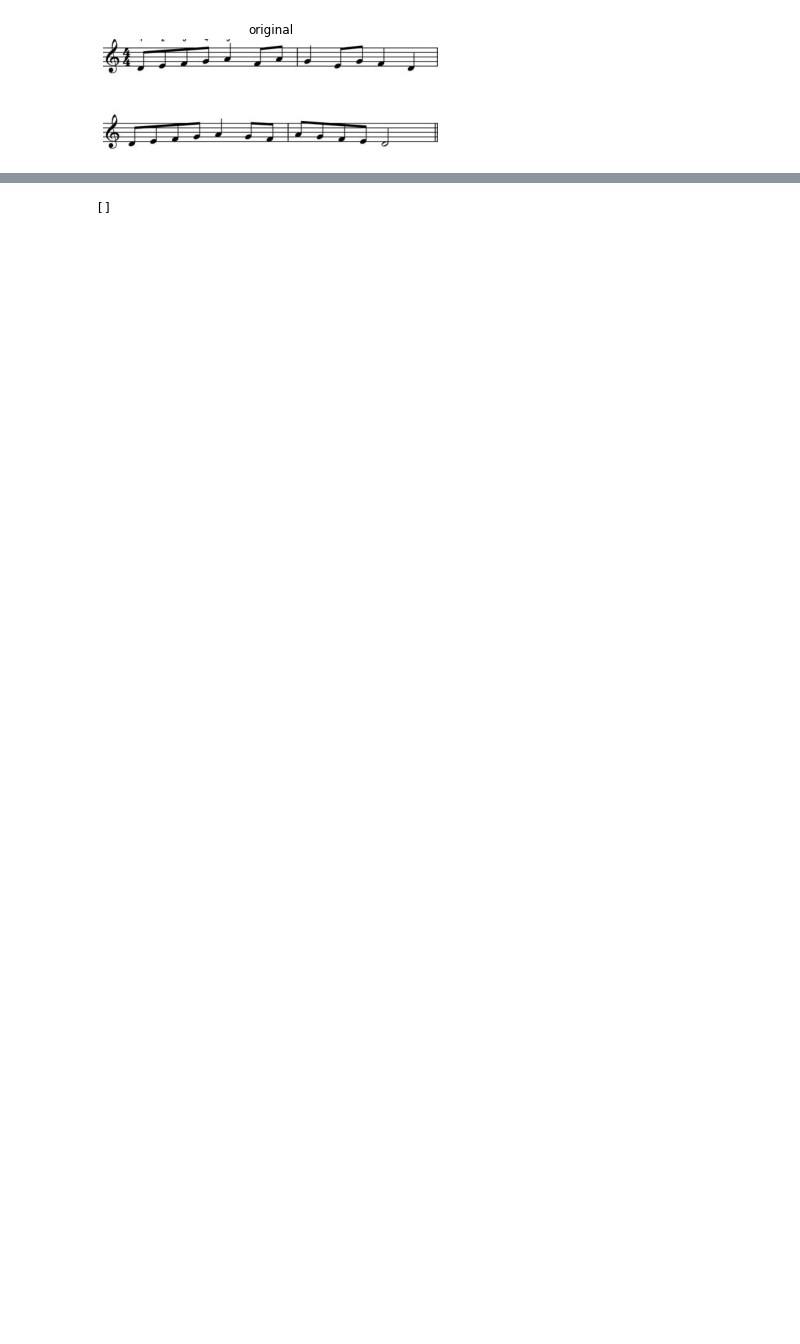
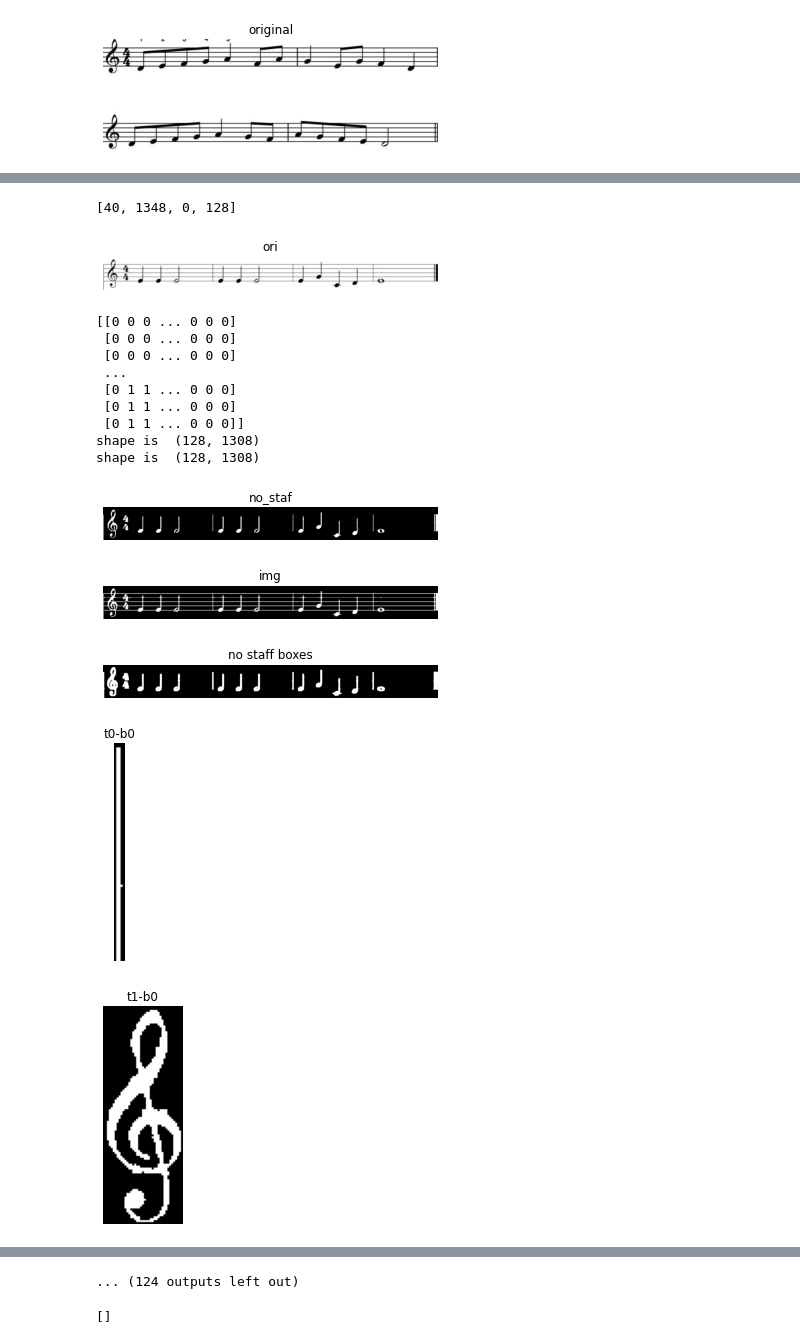
Before and after one commit to marait123/music-notes-reader, a Jupyter notebook: part1.ipynb, the cells around one changed output, grey strips where cells are left out. Saved outputs shown, nothing was run; the diff lists cells and outputs as text; code cells hidden in the pictures; blank space fills up the shorter version.

Commit message:
solved the problem of segmenting individual character

```diff
--- a/part1.ipynb
+++ b/part1.ipynb
@@ -120,7 +113,8 @@ def remove_horizontal_lines(image, staff_height=3):
     return binary_erosion(image, selem=rect(staff_height,1))
 # %%
 # common functions
-
+def binary_opening(img, selem):
+    return binary_dilation(binary_erosion(img, selem=selem), selem=selem)
 def get_bounding_boxes(img,box_aspect_ratio):
     """
     summary: this function returns the bounding boxes sorted according to x-min
@@ -317,0 +280,66 @@ skimage.io.imsave?
+# %%
+# for each trace segment the individual characters
+staff_images = []
+gray_staff_images=[]
+sh = lambda x: print ("shape is ",x.shape)
+
+for i, trace in enumerate(bigger_trace_bounding_boxes):
+    [Xmin, Xmax, Ymin, Ymax] = [x for x in trace]
+    print(trace)
+    show_images([original_image[Ymin:Ymax,Xmin:Xmax]], ['ori'])
+    no_staf_1 = remove_horizontal_lines_old(original_image[Ymin:Ymax,Xmin:Xmax])
+    no_staf_2 = remove_horizontal_lines(inverted_image[Ymin:Ymax,Xmin:Xmax],3)
+
+    # close the no_staf_2
+    no_staf_2 = binary_opening(no_staf_2, rect(2,2))
+    no_staf_1[no_staf_1 == 255] = True
+    no_staf_1[no_staf_1 == 0] = False
+
+    no_staf_2[no_staf_2 == 255] = True
+    no_staf_2[no_staf_2 == 0] = False
+    org_inverted = inverted_image[Ymin:Ymax,Xmin:Xmax].astype(np.uint8)
+
+    org_inverted[org_inverted==100] = True
+    org_inverted[org_inverted==0] = False
+    print(no_staf_1)
+
+    #show_images([no_staf_1, no_staf_2], ['no_staf1','no_staf2'])
+    no_staf = np.bitwise_or(no_staf_1, no_staf_2)
+#     no_staf = no_staf_1
+    sh(no_staf)
+    sh(org_inverted)
+    no_staf = np.bitwise_and(no_staf, org_inverted)
+
+    show_images([no_staf], ['no_staf'])
+    show_images([inverted_image[Ymin:Ymax,Xmin:Xmax]], ['img'])
+    no_staf_boxes = binary_dilation(no_staf, selem=rect(1,10))
+    no_staf_boxes = binary_dilation(no_staf, selem=rect(5,5))
+    show_images([no_staf_boxes], ['no staff boxes'])
+    char_boxes = get_bounding_boxes(no_staf_boxes, (0,200))
+
+    j=0
+    for box in char_boxes:
+        [Xmin, Xmax, Ymin, Ymax] = [x for x in box]
+        # remove blank or noisy area that is less than a line of pixels
+        char = no_staf[Ymin:Ymax,Xmin:Xmax]
+        show_images([char],[f't{j}-b{i}'])
+        j+=1
+    staff_images.append(inverted_image[Ymin:Ymax,Xmin:Xmax])
+    gray_staff_images.append(gray_image[Ymin:Ymax,Xmin:Xmax])
+# %% [output]
+[40, 1348, 0, 128]
+[figure, added]
+[[0 0 0 ... 0 0 0]
+ [0 0 0 ... 0 0 0]
+ [0 0 0 ... 0 0 0]
+ ...
+ [0 1 1 ... 0 0 0]
+ [0 1 1 ... 0 0 0]
+ [0 1 1 ... 0 0 0]]
+shape is  (128, 1308)
+shape is  (128, 1308)
+[figure, added]
+[figure, added]
+[figure, added]
+[figure, added]
+[figure, added]
@@ -318,3 +350,4 @@ skimage.io.imsave?
+... (124 outputs left out)
 # %%
 from skimage import data
 from skimage.viewer import ImageViewer
```
Also changed, not shown: parts of 12 cells of this notebook, 10 other files.
